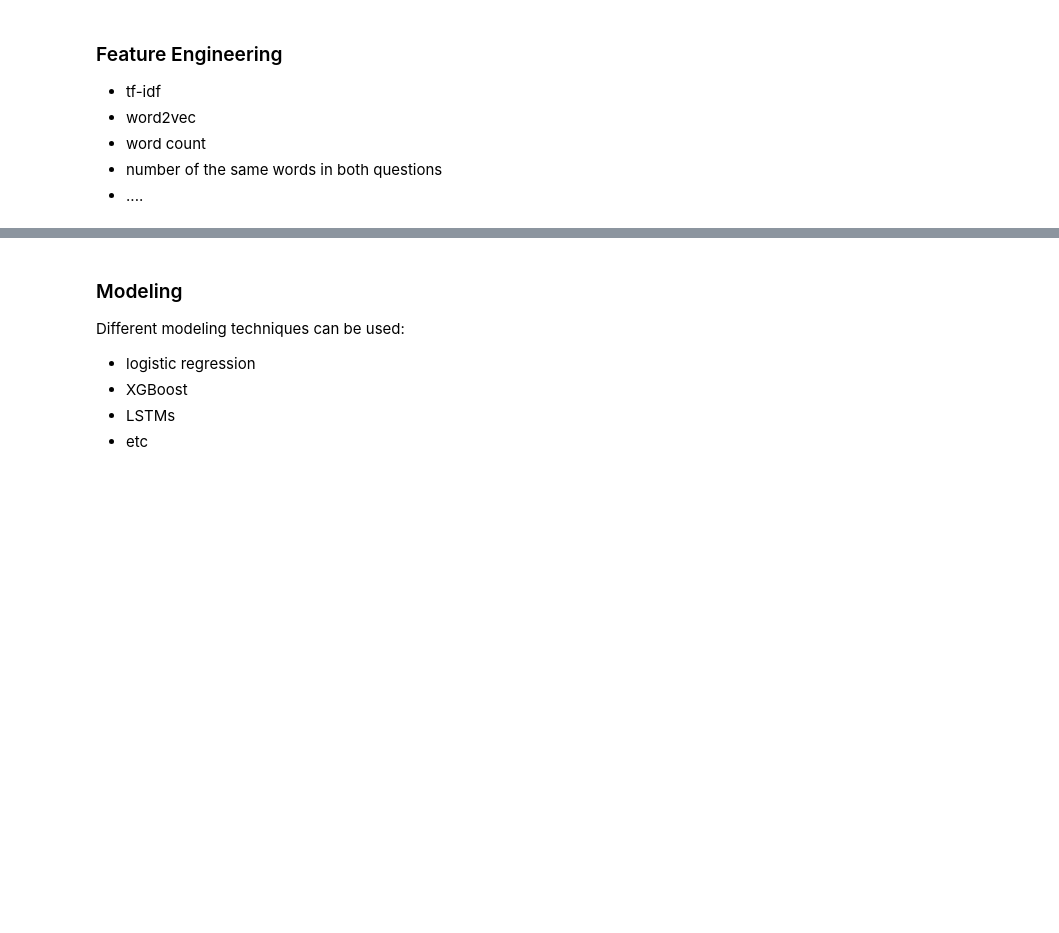
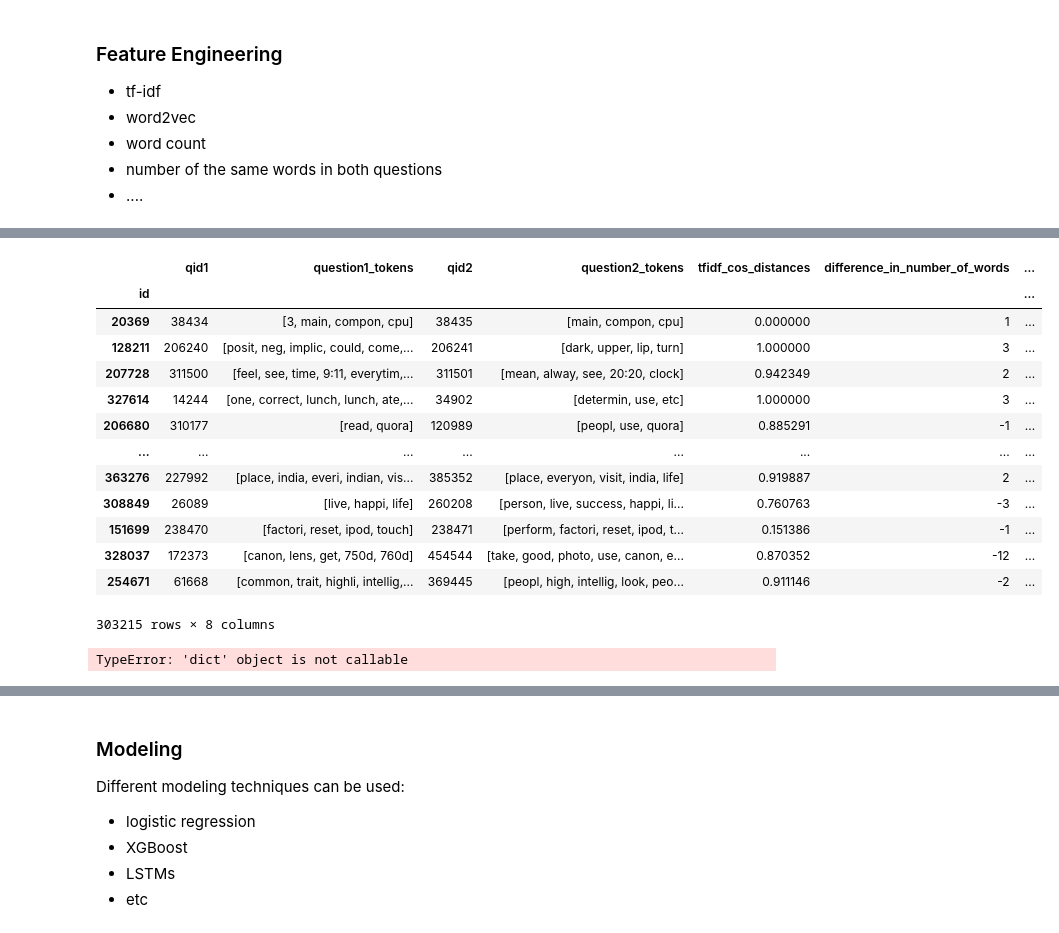
Before and after one commit to timothymhowe/quora-project, a Jupyter notebook: quora-project.ipynb, the cells around one changed output, grey strips where cells are left out. Cells and saved outputs as stored; diff of their text form; code cells hidden in the pictures; blank space fills up the shorter version.

Commit message:
finished feature engineering, next step: training model while i sleep.

```diff
--- a/quora-project.ipynb
+++ b/quora-project.ipynb
@@ -96,0 +211,9 @@ ax2.hist(X_train['question2'].map(lambda x: len(x.split())),bins=100, log=True);
+# %%
+from sklearn.feature_extraction.text import TfidfVectorizer
+vec_tfidf = TfidfVectorizer(preprocessor=' '.join,ngram_range=(1,3)).fit(uniqs['tokens'])
+# %%
+q1_tfidf = vec_tfidf.transform(X_train['question1_tokens'])
+q2_tfidf = vec_tfidf.transform(X_train['question2_tokens'])
+# %%
+from sklearn.metrics.pairwise import paired_cosine_distances
+X_train['tfidf_cos_distances'] = paired_cosine_distances(q1_tfidf,q2_tfidf)
@@ -96,0 +232,17 @@ ax2.hist(X_train['question2'].map(lambda x: len(x.split())),bins=100, log=True);
+# %%
+q1_num_words = X_train['question1_tokens'].apply(len)
+q2_num_words = X_train['question2_tokens'].apply(len)
+X_train['difference_in_number_of_words'] = q1_num_words - q2_num_words
+
+def cosine_sim(vecA, vecB):
+    """
+    Find the cosine similarity distance between two vectors.
+
+    :param vecA: the first vector for the similarity calculation
+    :param vecB: the second vector for the similarity calculation
+    :return: The cosine similarity of the two vectors
+    """
+    cos_sim = np.dot(vecA, vecB) / (np.linalg.norm(vecA) * np.linalg.norm(vecB))
+    if np.isnan(np.sum(cos_sim)):
+        return 0
+    return cos_sim
@@ -96,0 +334,17 @@ ax2.hist(X_train['question2'].map(lambda x: len(x.split())),bins=100, log=True);
+# %%
+X_train
+# %% [output]
+|  | qid1 | question1_tokens | qid2 | question2_tokens | tfidf_cos_distances | difference_in_number_of_words | ... |
+| id |  |  |  |  |  |  | ... |
+| 20369 | 38434 | [3, main, compon, cpu] | 38435 | [main, compon, cpu] | 0.000000 | 1 | ... |
+| 128211 | 206240 | [posit, neg, implic, could, come,... | 206241 | [dark, upper, lip, turn] | 1.000000 | 3 | ... |
+| 207728 | 311500 | [feel, see, time, 9:11, everytim,... | 311501 | [mean, alway, see, 20:20, clock] | 0.942349 | 2 | ... |
+| 327614 | 14244 | [one, correct, lunch, lunch, ate,... | 34902 | [determin, use, etc] | 1.000000 | 3 | ... |
+| 206680 | 310177 | [read, quora] | 120989 | [peopl, use, quora] | 0.885291 | -1 | ... |
+| ... | ... | ... | ... | ... | ... | ... | ... |
+| 363276 | 227992 | [place, india, everi, indian, vis... | 385352 | [place, everyon, visit, india, life] | 0.919887 | 2 | ... |
+| 308849 | 26089 | [live, happi, life] | 260208 | [person, live, success, happi, li... | 0.760763 | -3 | ... |
+| 151699 | 238470 | [factori, reset, ipod, touch] | 238471 | [perform, factori, reset, ipod, t... | 0.151386 | -1 | ... |
+| 328037 | 172373 | [canon, lens, get, 750d, 760d] | 454544 | [take, good, photo, use, canon, e... | 0.870352 | -12 | ... |
+| 254671 | 61668 | [common, trait, highli, intellig,... | 369445 | [peopl, high, intellig, look, peo... | 0.911146 | -2 | ... |
+303215 rows × 8 columns
@@ -96,0 +365,4 @@ ax2.hist(X_train['question2'].map(lambda x: len(x.split())),bins=100, log=True);
+# %%
+X_train
+# %% [output]
+TypeError: 'dict' object is not callable
```
Also changed, not shown: parts of 36 cells of this notebook, 1 other file.
